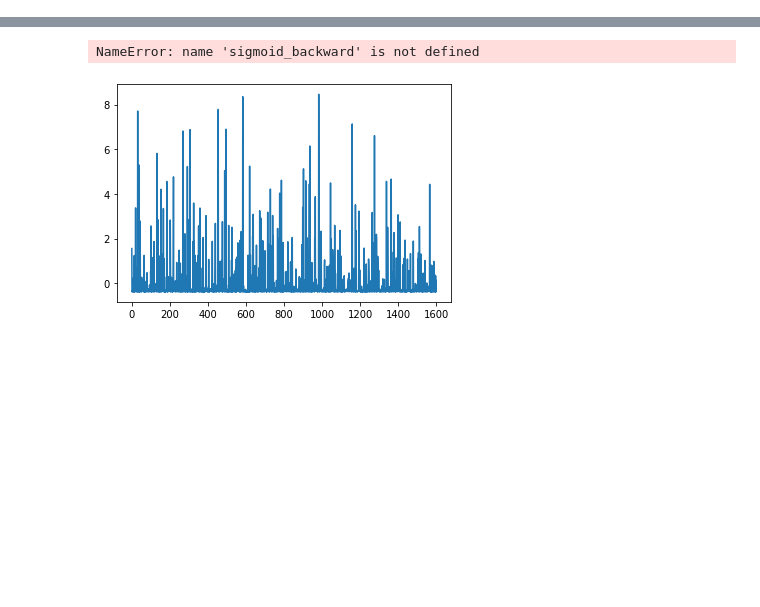
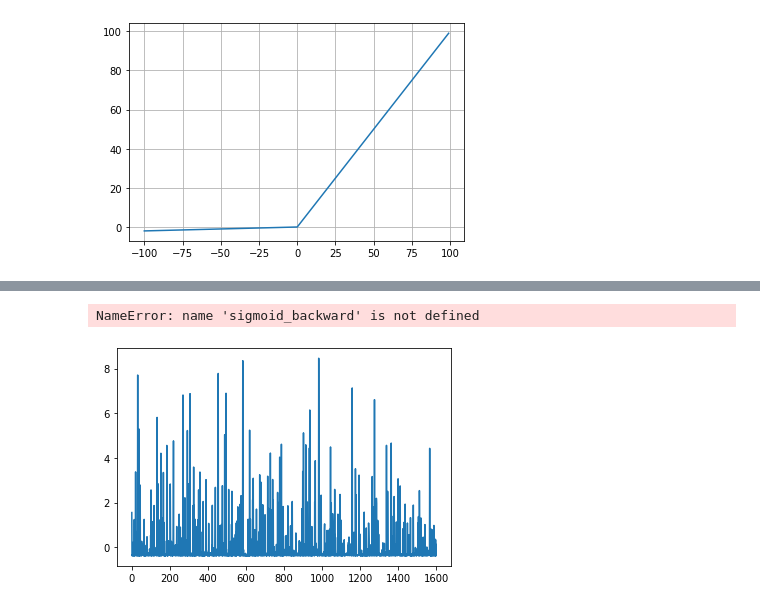
Before and after one commit to PlatanusCarl/CNN, a Jupyter notebook: homework3/test.ipynb, the cells around one changed output, grey strips where cells are left out. Drawn from its saved outputs; the diff is of its cells as text; code cells hidden in the pictures; blank space fills up the shorter version.

```diff
--- a/homework3/test.ipynb
+++ b/homework3/test.ipynb
@@ -3,6 +3,18 @@
 import numpy as np
 import matplotlib.pyplot as plt
 %matplotlib inline
+# %%
+x1=np.arange(-100,0)
+x2=np.arange(0,100)
+y1=0.02*x1
+x = np.concatenate([x1,x2],0)
+y = np.concatenate([y1,x2],0)
+plt.plot(x,y)
+plt.title('LeakyRelu(0.02)')
+plt.grid()
+plt.show()
+# %% [output]
+[figure, added]
 # %%
 #查看数据的特征
 aural = np.load(r'data/mod_aural.npy')
```
Also changed, not shown: parts of 1 cell of this notebook.
